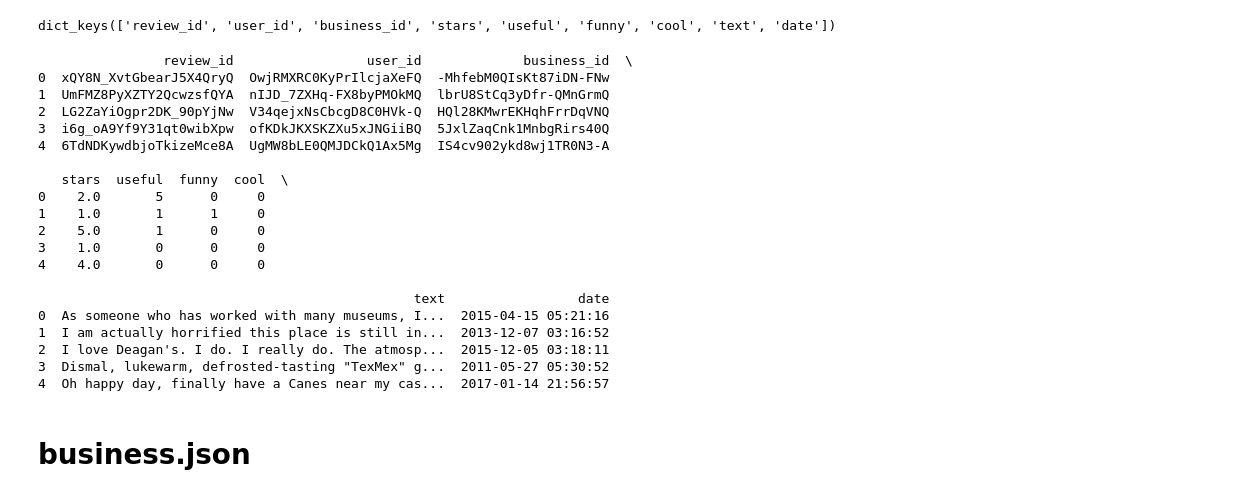
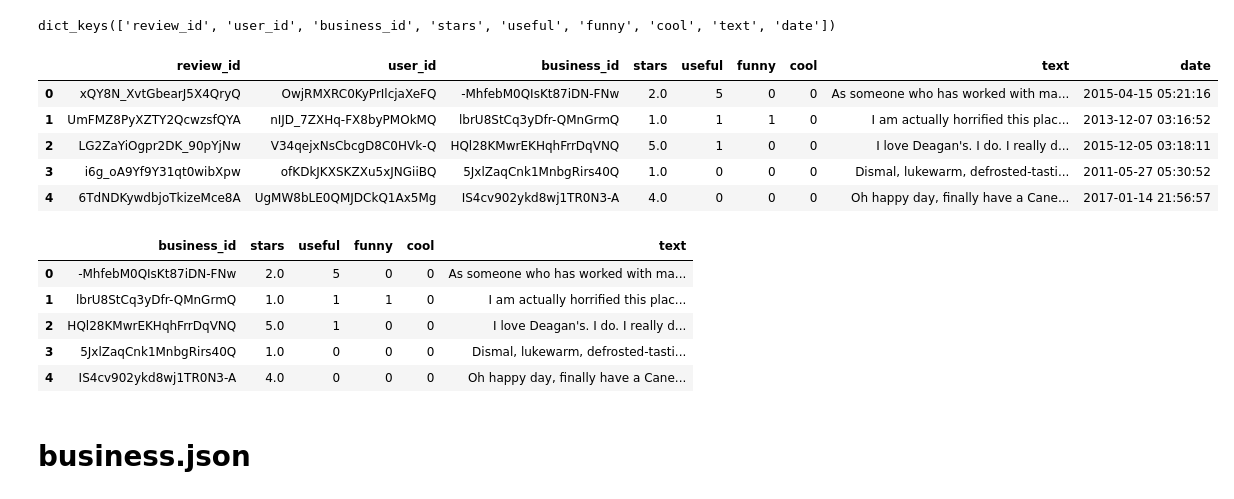
Before and after one commit to CS-UCR/final-project-order-66, a Jupyter notebook: Data_Cleaning.ipynb, the cells around one changed output. Cells and saved outputs as stored; diff of their text form; code cells hidden in the pictures.

```diff
--- a/Data_Cleaning.ipynb
+++ b/Data_Cleaning.ipynb
@@ -84,28 +83,24 @@ dict_keys(['review_id', 'user_id', 'business_id', 'stars', 'useful', 'funny', 'c
 # %%
 review_df = pd.json_normalize (review)
 # %%
-print(review_df.head(5))
+review_df.head(5)
 # %% [output]
-                review_id                 user_id             business_id  \
-0  xQY8N_XvtGbearJ5X4QryQ  OwjRMXRC0KyPrIlcjaXeFQ  -MhfebM0QIsKt87iDN-FNw
-1  UmFMZ8PyXZTY2QcwzsfQYA  nIJD_7ZXHq-FX8byPMOkMQ  lbrU8StCq3yDfr-QMnGrmQ
-2  LG2ZaYiOgpr2DK_90pYjNw  V34qejxNsCbcgD8C0HVk-Q  HQl28KMwrEKHqhFrrDqVNQ
-3  i6g_oA9Yf9Y31qt0wibXpw  ofKDkJKXSKZXu5xJNGiiBQ  5JxlZaqCnk1MnbgRirs40Q
-4  6TdNDKywdbjoTkizeMce8A  UgMW8bLE0QMJDCkQ1Ax5Mg  IS4cv902ykd8wj1TR0N3-A
-
-   stars  useful  funny  cool  \
-0    2.0       5      0     0
-1    1.0       1      1     0
-2    5.0       1      0     0
-3    1.0       0      0     0
-4    4.0       0      0     0
-
-                                                text                 date
-0  As someone who has worked with many museums, I...  2015-04-15 05:21:16
-1  I am actually horrified this place is still in...  2013-12-07 03:16:52
-2  I love Deagan's. I do. I really do. The atmosp...  2015-12-05 03:18:11
-3  Dismal, lukewarm, defrosted-tasting "TexMex" g...  2011-05-27 05:30:52
-4  Oh happy day, finally have a Canes near my cas...  2017-01-14 21:56:57
+|  | review_id | user_id | business_id | stars | useful | funny | cool | text | date |
+| 0 | xQY8N_XvtGbearJ5X4QryQ | OwjRMXRC0KyPrIlcjaXeFQ | -MhfebM0QIsKt87iDN-FNw | 2.0 | 5 | 0 | 0 | As someone who has worked with ma... | 2015-04-15 05:21:16 |
+| 1 | UmFMZ8PyXZTY2QcwzsfQYA | nIJD_7ZXHq-FX8byPMOkMQ | lbrU8StCq3yDfr-QMnGrmQ | 1.0 | 1 | 1 | 0 | I am actually horrified this plac... | 2013-12-07 03:16:52 |
+| 2 | LG2ZaYiOgpr2DK_90pYjNw | V34qejxNsCbcgD8C0HVk-Q | HQl28KMwrEKHqhFrrDqVNQ | 5.0 | 1 | 0 | 0 | I love Deagan's. I do. I really d... | 2015-12-05 03:18:11 |
+| 3 | i6g_oA9Yf9Y31qt0wibXpw | ofKDkJKXSKZXu5xJNGiiBQ | 5JxlZaqCnk1MnbgRirs40Q | 1.0 | 0 | 0 | 0 | Dismal, lukewarm, defrosted-tasti... | 2011-05-27 05:30:52 |
+| 4 | 6TdNDKywdbjoTkizeMce8A | UgMW8bLE0QMJDCkQ1Ax5Mg | IS4cv902ykd8wj1TR0N3-A | 4.0 | 0 | 0 | 0 | Oh happy day, finally have a Cane... | 2017-01-14 21:56:57 |
+# %%
+review_df.drop(columns=['review_id','user_id','date'],inplace=True)
+review_df.head(5)
+# %% [output]
+|  | business_id | stars | useful | funny | cool | text |
+| 0 | -MhfebM0QIsKt87iDN-FNw | 2.0 | 5 | 0 | 0 | As someone who has worked with ma... |
+| 1 | lbrU8StCq3yDfr-QMnGrmQ | 1.0 | 1 | 1 | 0 | I am actually horrified this plac... |
+| 2 | HQl28KMwrEKHqhFrrDqVNQ | 5.0 | 1 | 0 | 0 | I love Deagan's. I do. I really d... |
+| 3 | 5JxlZaqCnk1MnbgRirs40Q | 1.0 | 0 | 0 | 0 | Dismal, lukewarm, defrosted-tasti... |
+| 4 | IS4cv902ykd8wj1TR0N3-A | 4.0 | 0 | 0 | 0 | Oh happy day, finally have a Cane... |
 # %% [markdown]
 # business.json
 # %% [markdown]
```
Also changed, not shown: parts of 4 cells of this notebook.
